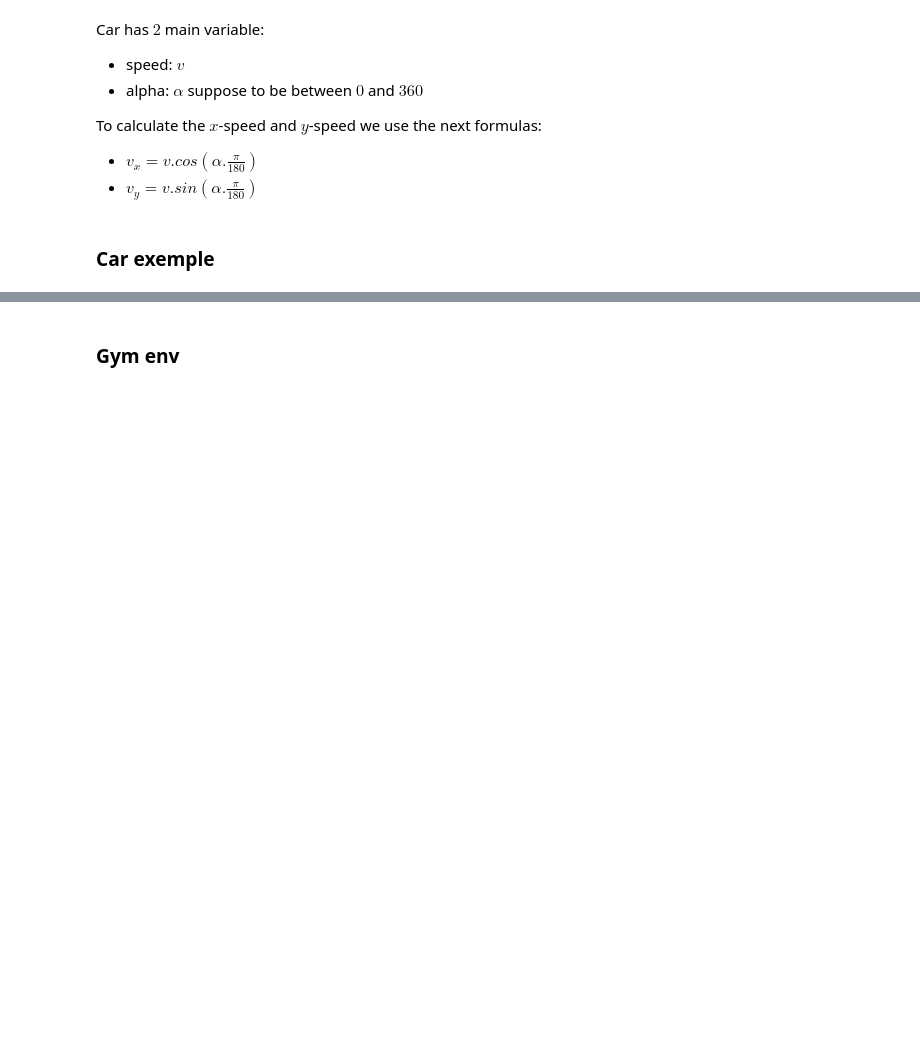
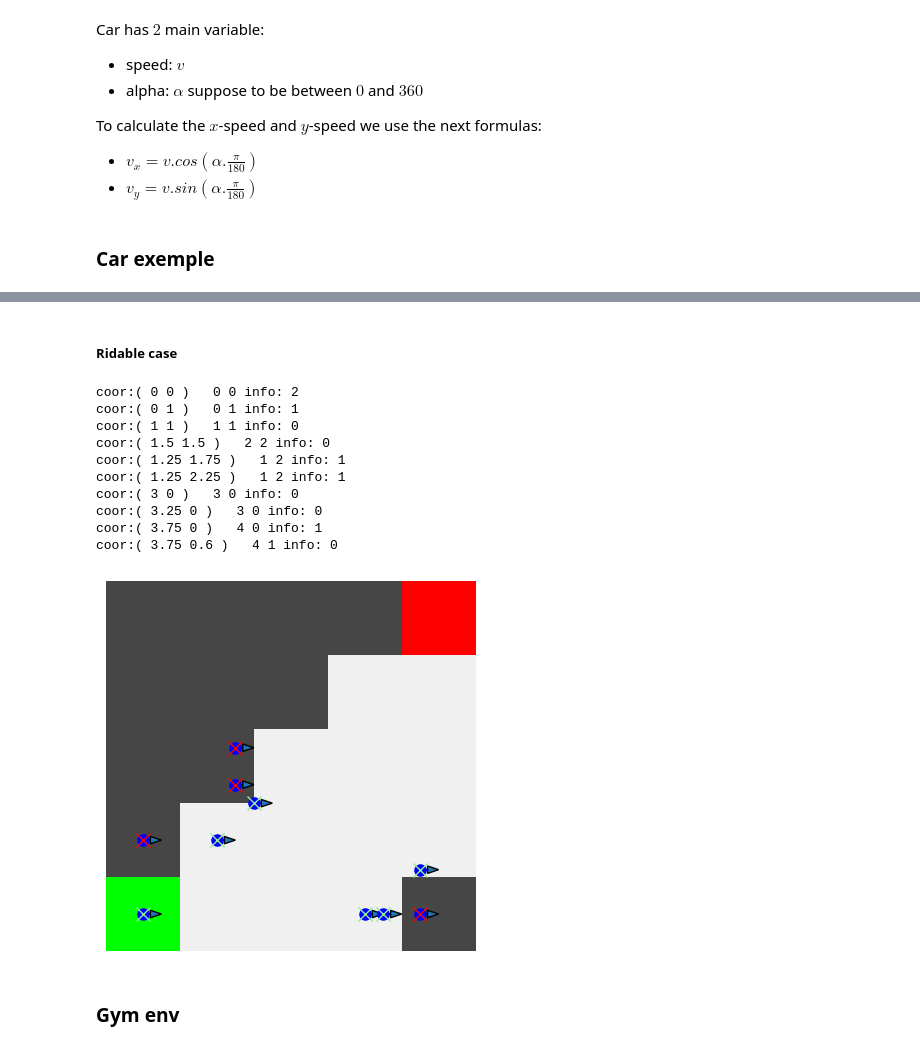
Before and after one commit to GeckSpy/EP-trajectory-optimisation, a Jupyter notebook: Environment/env_02.ipynb, the cells around one changed output, grey strips where cells are left out. Drawn from its saved outputs; the diff is of its cells as text; code cells hidden in the pictures; blank space fills up the shorter version.

```diff
--- a/Environment/env_02.ipynb
+++ b/Environment/env_02.ipynb
@@ -262,3 +332,47 @@ plt.show()
+# %% [markdown]
+##### Ridable case
+# %%
+track_2_info = [[1, 1, 1, 1, END_CHAR],
+                [1, 1, 1, 0, 0],
+                [1, 1, 0, 0, 0],
+                [1, 0, 0, 0, 0],
+                [START_CHAR, 0, 0, 0, 1]]
+
+track_2 = Track(track_2_info)
+track_2.plot(hide=True)
+
+car_list = [
+    Car(Coor((0,0))),
+    Car(Coor((0,1))),
+    Car(Coor((1,1))),
+    Car(Coor((1.5,1.5))),
+    Car(Coor((1.25,1.75))),
+    Car(Coor((1.25,2.25))),
+    Car(Coor((3, 0))),
+    Car(Coor((3.25, 0))),
+    Car(Coor((3.75, 0))),
+    Car(Coor((3.75, 0.6)))
+]
+
+for car in car_list:
+    car.plot(markersize=8, head_width=0.1)
+    b = track_2.is_case_ridable(car.coor)
+    color = 'lightgreen' if b else 'red'
+    plt.plot(car.coor.x, car.coor.y, "x", color=color, markersize=10)
+
+plt.show()
+# %% [output]
+coor:( 0 0 )   0 0 info: 2
+coor:( 0 1 )   0 1 info: 1
+coor:( 1 1 )   1 1 info: 0
+coor:( 1.5 1.5 )   2 2 info: 0
+coor:( 1.25 1.75 )   1 2 info: 1
+coor:( 1.25 2.25 )   1 2 info: 1
+coor:( 3 0 )   3 0 info: 0
+coor:( 3.25 0 )   3 0 info: 0
+coor:( 3.75 0 )   4 0 info: 1
+coor:( 3.75 0.6 )   4 1 info: 0
+[figure, added]
 # %% [markdown]
 ### Gym env
 # %%
```
Also changed, not shown: parts of 8 cells of this notebook.
